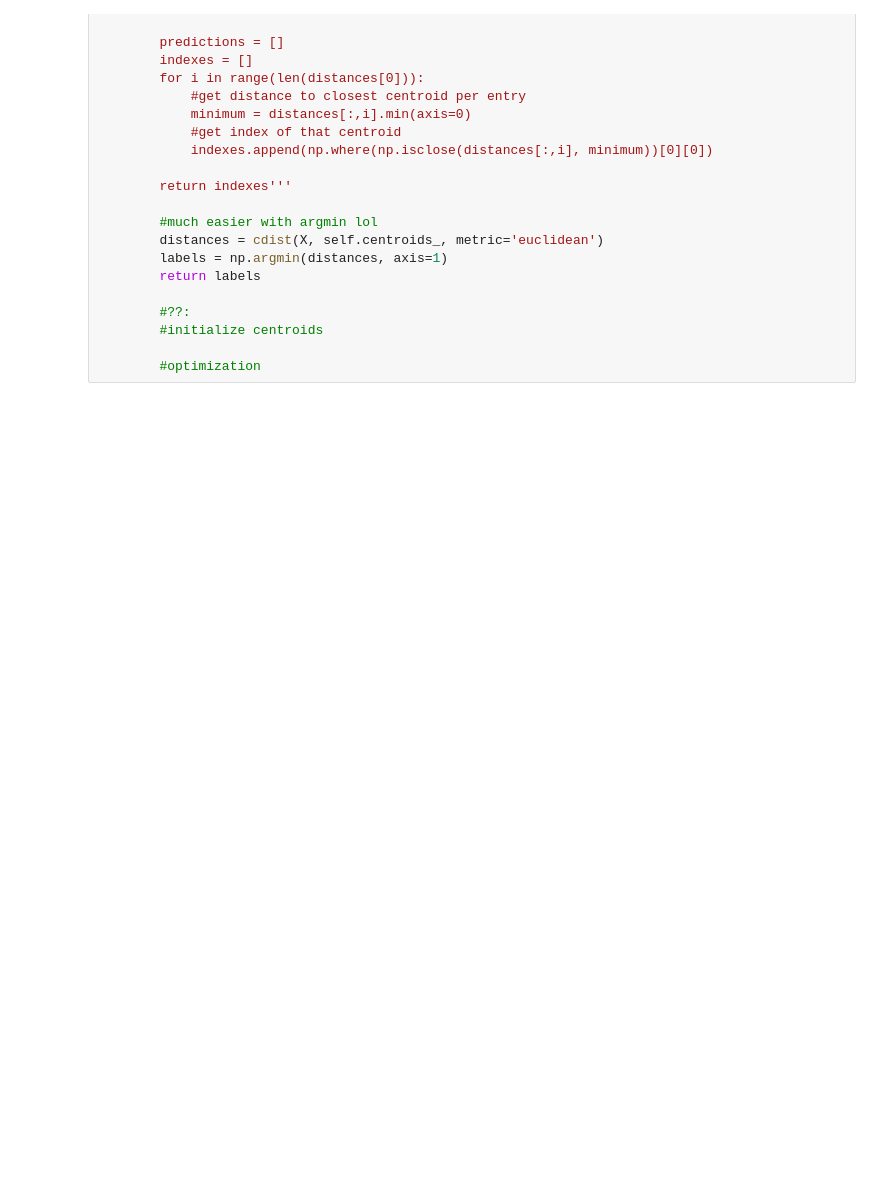
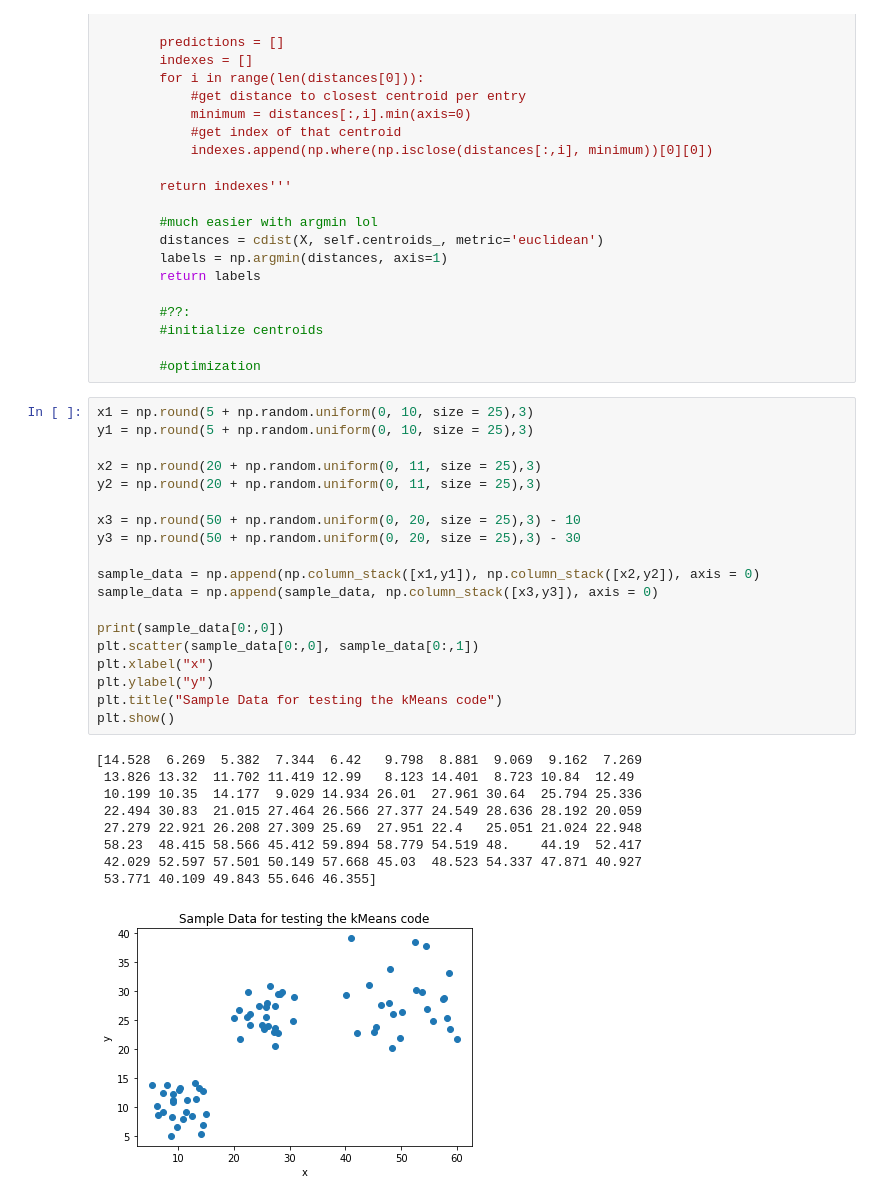
Before and after one commit to challenge-healthcare/ml-from-scratch, a Jupyter notebook: kMeans.ipynb, the cells around one changed output. Drawn from its saved outputs; the diff is of its cells as text; blank space fills up the shorter version.

```diff
--- a/kMeans.ipynb
+++ b/kMeans.ipynb
@@ -133,3 +133,32 @@ class KMeans(object):
         #initialize centroids
 
         #optimization
+# %%
+x1 = np.round(5 + np.random.uniform(0, 10, size = 25),3)
+y1 = np.round(5 + np.random.uniform(0, 10, size = 25),3)
+
+x2 = np.round(20 + np.random.uniform(0, 11, size = 25),3)
+y2 = np.round(20 + np.random.uniform(0, 11, size = 25),3)
+
+x3 = np.round(50 + np.random.uniform(0, 20, size = 25),3) - 10
+y3 = np.round(50 + np.random.uniform(0, 20, size = 25),3) - 30
+
+sample_data = np.append(np.column_stack([x1,y1]), np.column_stack([x2,y2]), axis = 0)
+sample_data = np.append(sample_data, np.column_stack([x3,y3]), axis = 0)
+
+print(sample_data[0:,0])
+plt.scatter(sample_data[0:,0], sample_data[0:,1])
+plt.xlabel("x")
+plt.ylabel("y")
+plt.title("Sample Data for testing the kMeans code")
+plt.show()
+# %% [output]
+[14.528  6.269  5.382  7.344  6.42   9.798  8.881  9.069  9.162  7.269
+ 13.826 13.32  11.702 11.419 12.99   8.123 14.401  8.723 10.84  12.49
+ 10.199 10.35  14.177  9.029 14.934 26.01  27.961 30.64  25.794 25.336
+ 22.494 30.83  21.015 27.464 26.566 27.377 24.549 28.636 28.192 20.059
+ 27.279 22.921 26.208 27.309 25.69  27.951 22.4   25.051 21.024 22.948
+ 58.23  48.415 58.566 45.412 59.894 58.779 54.519 48.    44.19  52.417
+ 42.029 52.597 57.501 50.149 57.668 45.03  48.523 54.337 47.871 40.927
+ 53.771 40.109 49.843 55.646 46.355]
+[figure, added]
```
Also changed, not shown: parts of 2 cells of this notebook.
